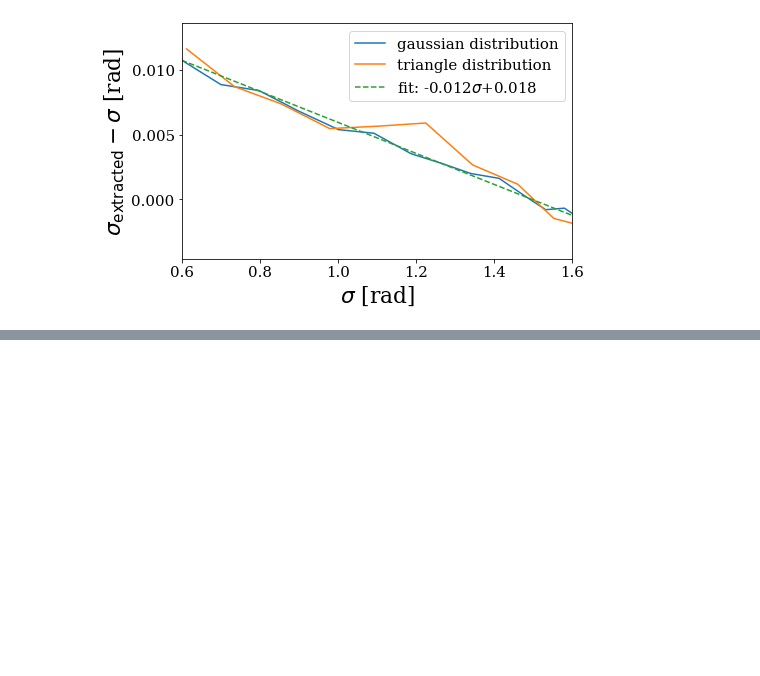
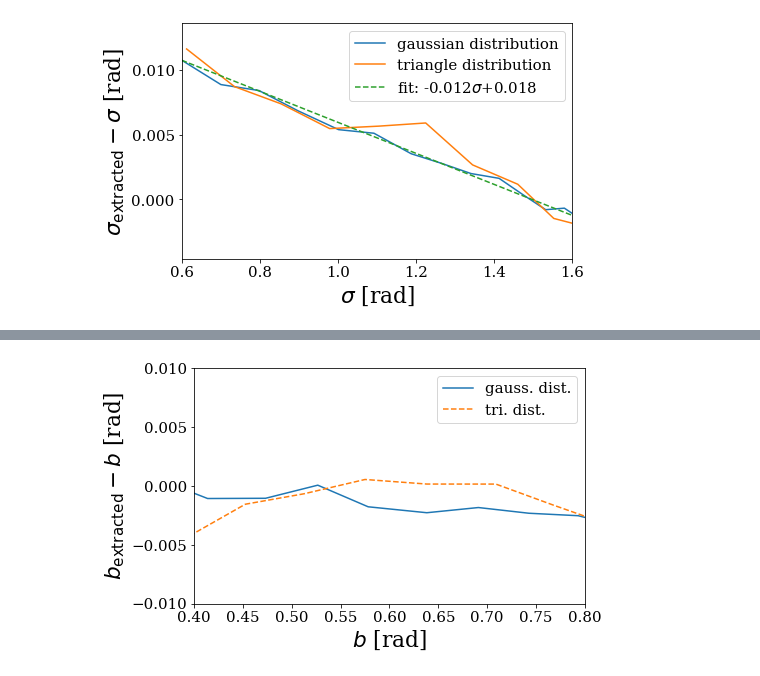
Before and after one commit to smoranvas/di-hadron, a Jupyter notebook: FiniteBinwidthCheck.ipynb, the cells around one changed output, grey strips where cells are left out. Saved outputs shown, nothing was run; the diff lists cells and outputs as text; code cells hidden in the pictures; blank space fills up the shorter version.

Commit message:
separate calculation for systematics due to finite bin width

```diff
--- a/FiniteBinwidthCheck.ipynb
+++ b/FiniteBinwidthCheck.ipynb
@@ -203,0 +184,79 @@ class Random(_random.Random)
+# %%
+fig=plt.Figure(figsize=(8,8))
+
+#check some systematics:
+import random
+r = random.Random()
+
+nbins=8
+labels='gauss. tri.'.split()
+xx = {}
+yy = {}
+for j in 0, 1:
+    for sigma1_inj in (1.0,):
+
+        vals = []
+        for i in range(100000):
+            if j == 0:
+                val = r.gauss(0,sigma1_inj)
+            elif j == 1:
+                val = r.triangular(-2.6*sigma1_inj, 2.6*sigma1_inj)
+            else :
+                val = r.uniform(-2*sigma1_inj, 2*sigma1_inj)
+            while val<-np.pi:
+                val += 2*np.pi
+            while val>np.pi:
+                val -= 2*np.pi
+            vals.append(val)
+        sigma1_actual = np.std(vals)
+        y, x = np.histogram(np.abs(vals), bins=np.linspace(0, np.pi, nbins+1))
+
+        x= (x[:-1]+ x[1:])/2
+        sigma1_extract = np.sqrt(sum(y*x**2)/sum(y))
+
+
+        xx[j] = []
+        yy[j] = []
+        for b_inj in np.linspace(.3, 1.2, 16):
+            sigma2_inj=np.hypot(sigma1_inj,b_inj)
+            vals = []
+            for i in range(100000):
+                if j == 0:
+                    val = r.gauss(0,sigma2_inj)
+                elif j == 1:
+                    val = r.triangular(-2.6*sigma2_inj, 2.6*sigma2_inj)
+                else :
+                    val = r.uniform(-2*sigma2_inj, 2*sigma2_inj)
+                while val<-np.pi:
+                    val += 2*np.pi
+                while val>np.pi:
+                    val -= 2*np.pi
+                vals.append(val)
+            sigma2_actual = np.std(vals)
+            y, x = np.histogram(np.abs(vals), bins=np.linspace(0, np.pi, nbins+1))
+
+            x= (x[:-1]+ x[1:])/2
+            sigma2_extract = np.sqrt(sum(y*x**2)/sum(y))
+
+            b_actual=np.sqrt(abs(sigma2_actual**2-sigma1_actual**2))
+            b_extract=np.sqrt(abs(sigma2_extract**2-sigma1_extract**2))
+
+            xx[j].append(b_actual)
+            yy[j].append(b_extract)
+        plt.plot(xx[j], np.subtract(yy[j],xx[j]), linestyle='-' if j == 0 else '--',
+                 label =labels[j] + f' dist.')
+#plt.plot((0,1.8), (0,1.8), linestyle='--' )
+
+plt.xlabel("$b$ [rad]")
+plt.ylabel("$b_{\\rm extracted}-b$ [rad]")
+plt.xlim(0.4, 0.8)
+plt.ylim(-.01, .01)
+
+y=pd.Series(yy[0])-pd.Series(xx[0])
+x=pd.Series(xx[0])
+m= (np.sum(x*y)*len(x)-np.sum(x)*np.sum(y))/(np.sum(x*x)*len(x)-np.sum(x)**2)
+b= np.mean(y-m*x)
+
+#plt.plot([0.6, 1.6], [0.6*m+b, 1.6*m+b], linestyle='--', label= f"fit: {m:.3f}$\sigma$+{b:.3f}")
+plt.legend()
+# %% [output]
@@ -203,0 +264 @@ class Random(_random.Random)
+[figure, added]
```
Also changed, not shown: parts of 3 cells of this notebook, 1 other file.
